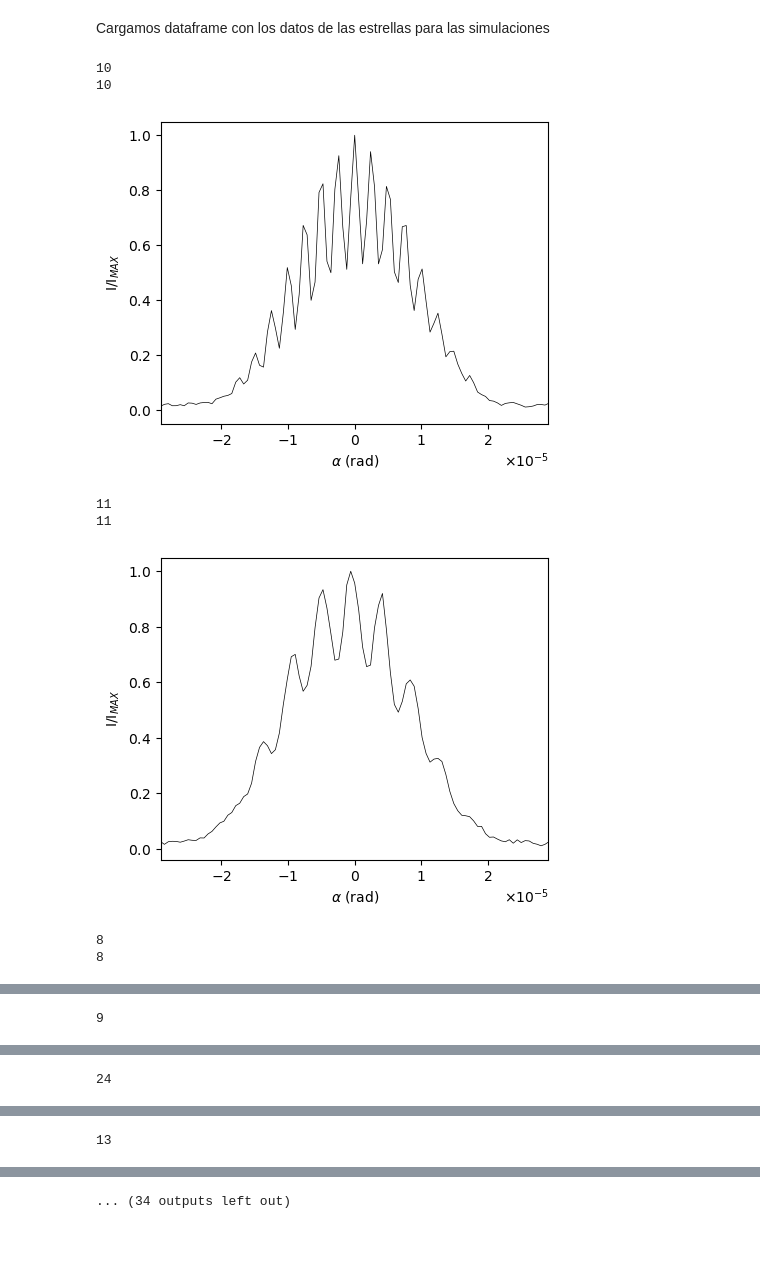
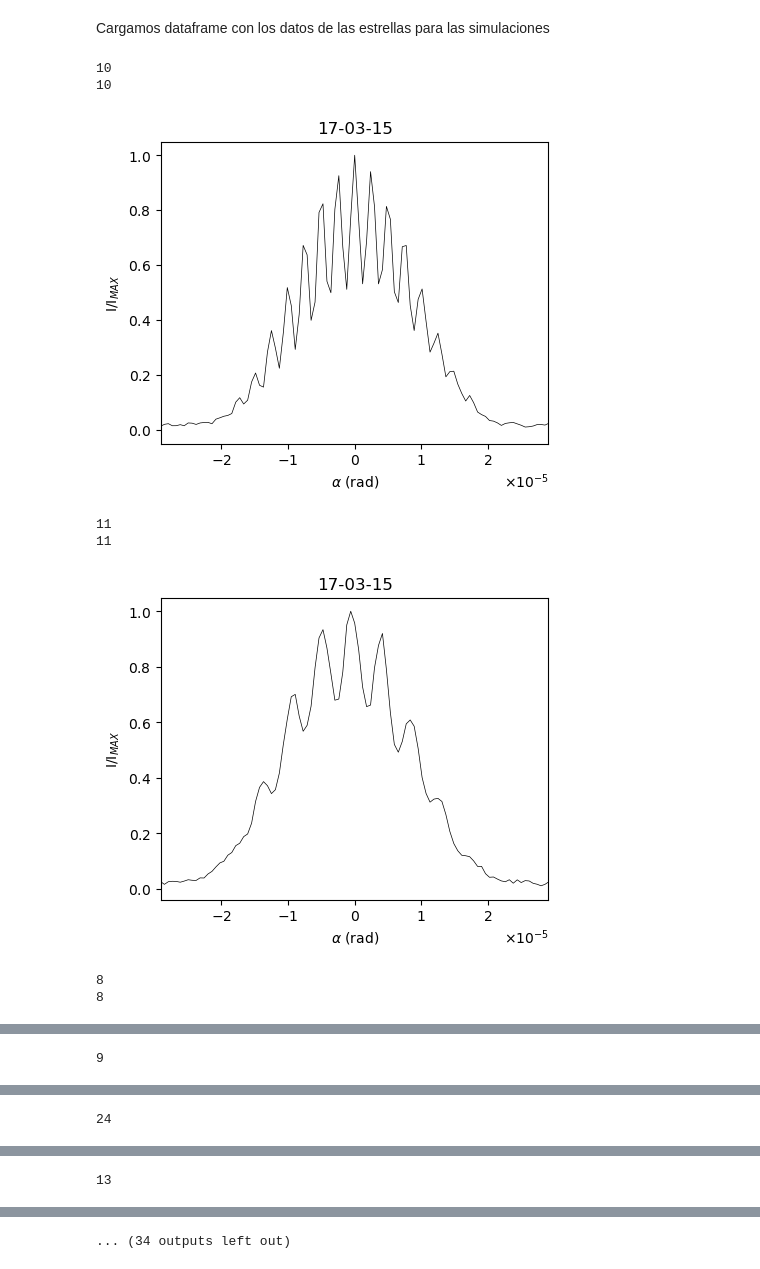
Before and after one commit to ivianrr/interferometry-paper, a Jupyter notebook: 03-intensidad-fr0-deajuste.ipynb, the cells around one changed output, grey strips where cells are left out. Drawn from its saved outputs; the diff is of its cells as text; code cells hidden in the pictures; blank space fills up the shorter version.

Commit message:
titles and change output format

```diff
--- a/03-intensidad-fr0-deajuste.ipynb
+++ b/03-intensidad-fr0-deajuste.ipynb
@@ -11,6 +11,7 @@ import pickle
 
 plt.rcParams['figure.figsize'] = (5, 4)  # 8*4
 plt.rcParams['figure.dpi'] = 100
+output_format=".png"
 # %%
 def make_dir(file_or_dir):
     """Given a dir or file path, creates the dir if needed and returns de original string"""
@@ -106,8 +107,8 @@ for i,n in enumerate(ids):
     D = serie['D (mm)']*0.001
 
 
-    out = str('productos/graficas intensidad teor/'+serie['Objeto']+'/'+str(n)+'-intensidad' +'.pdf')
-    outcortes = str('productos/cortes/'+serie['Objeto']+'/'+str(n)+'-intensidad' +'.pdf')
+    out = str('productos/graficas intensidad teor/'+serie['Objeto']+'/'+str(n)+'-intensidad' +output_format)
+    outcortes = str('productos/cortes/'+serie['Objeto']+'/'+str(n)+'-intensidad' +output_format)
     make_dir(out)
     make_dir(outcortes)
 
@@ -141,6 +142,8 @@ for i,n in enumerate(ids):
         ax.set_xlabel('$\\alpha$ (rad)')
         ax.set_ylabel('I/I$_{MAX}$')
 
+        date=serie['DATE']
+        ax.set_title(f'{date}')
         # cut=pd.read_csv(paths[i])
         # xpixdesplazada=cut['Distance_(pixels)']-cut['Distance_(pixels)'].max()/2.
         # ejex_as=xpixdesplazada*px/f  /(pi/180/3600)/3
@@ -152,36 +155,39 @@ for i,n in enumerate(ids):
         ax.plot(x_rad,paper_I/paper_I.max(),color="black", linewidth=0.5)
 
         # plt.legend([f"r$_0$ = {100*r0:.0f} cm"])
 
         plt.savefig(out)
         plt.close()
 
 
     fig, ax = plt.subplots()
     plt.ticklabel_format(useMathText=True)
     x_rad=alpha_as*(pi/180/3600)
     limite_x=xlimdict.get(n,xlimdef)
     plt.xlim([-limite_x, limite_x])
     ax.set_xlabel('$\\alpha$ (rad)')
     ax.set_ylabel('I/I$_{MAX}$')
     cut=pd.read_csv(paths[i])
     xpixdesplazada=cut['Distance_(pixels)']-cut['Distance_(pixels)'].max()/2.
     ejex_as=xpixdesplazada*px/f  /(pi/180/3600)/3
     x_exp_rad=ejex_as*(pi/180/3600)
     y_exp=cut['Gray_Value']/cut['Gray_Value'].max()
 
+    date=serie['DATE']
+    ax.set_title(f'{date}')
+
     print(n)
     paper_I=calculate_I(x_rad,B,D,lamb,r0)
     ax.plot(x_exp_rad,y_exp,color="black", linewidth=0.5)
     plt.savefig(outcortes)
     #plt.close()
     plt.show()
 # %% [output]
 10
 10
-[figure, old version]
+[figure, new version]
 11
 11
-[figure, old version]
+[figure, new version]
 8
 8
```
Also changed, not shown: parts of 1 cell of this notebook, 2 other files.
